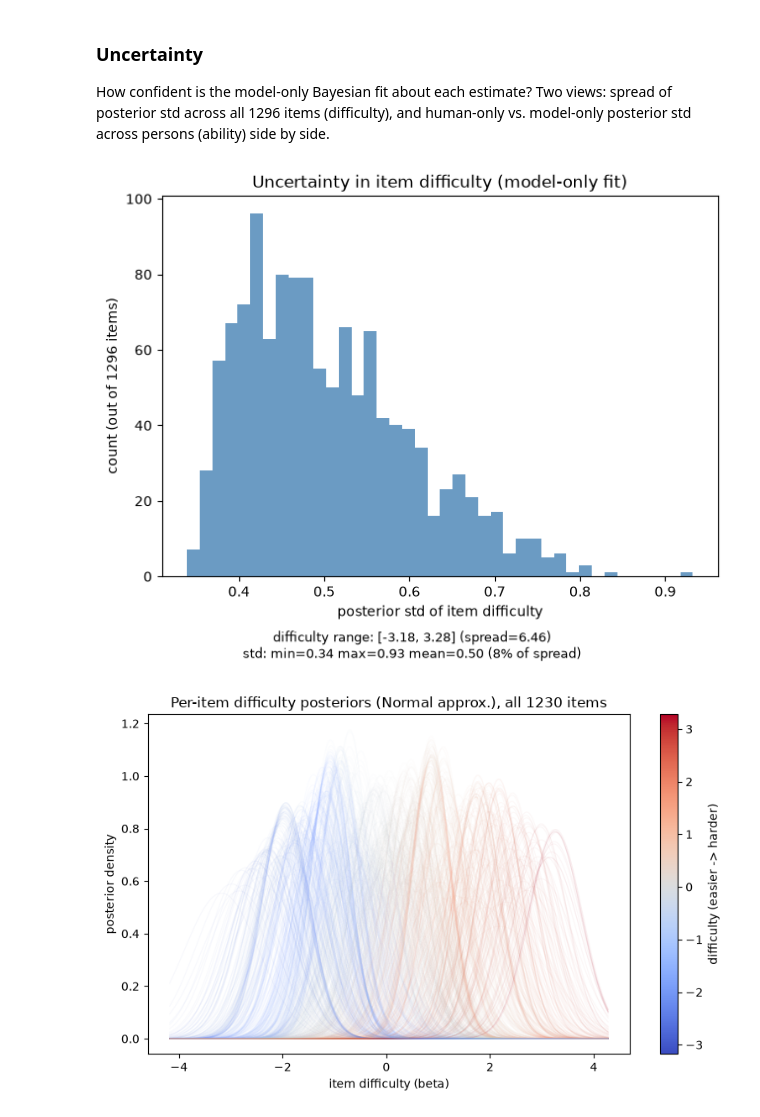
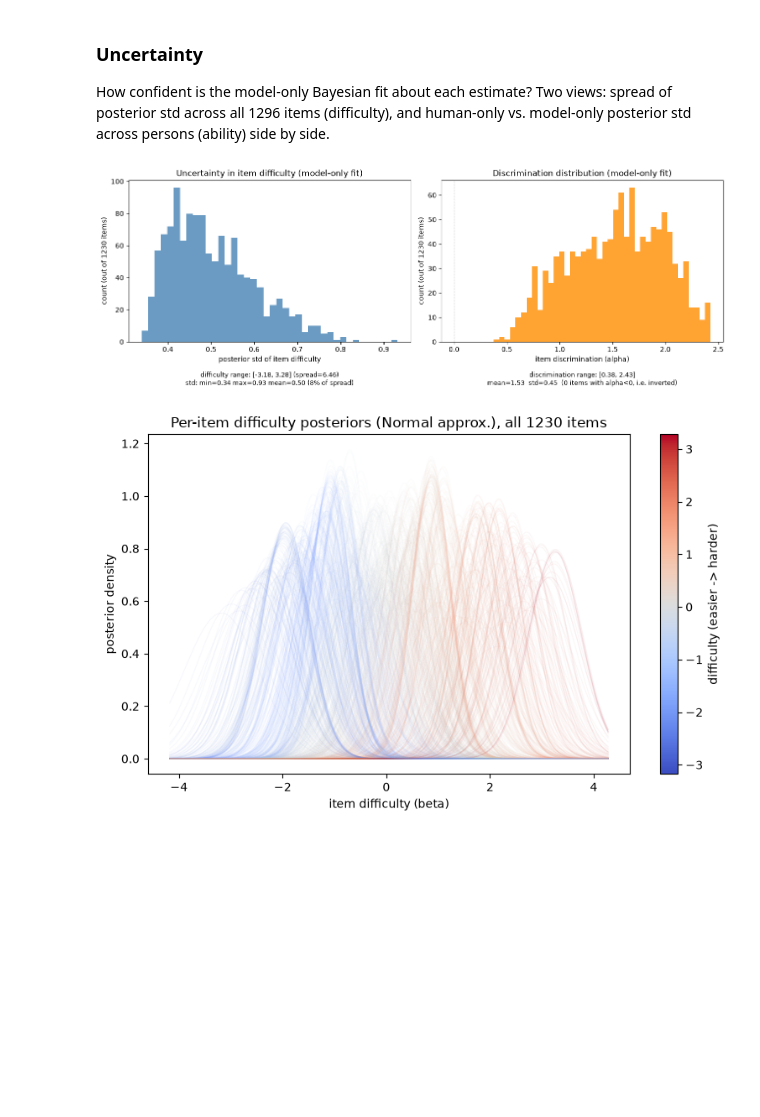
Before and after one commit to ducvugithub/reading-question-generator, a Jupyter notebook: question_difficulty/notebooks/irt_human_vs_model.ipynb, the cells around one changed output. Cells and saved outputs as stored; diff of their text form; code cells hidden in the pictures; blank space fills up the shorter version.

Commit message:
notebook: add discrimination distribution plot next to difficulty-uncertainty histogram
Co-Authored-By: Claude Sonnet 5 <noreply@anthropic.com>

```diff
--- a/question_difficulty/notebooks/irt_human_vs_model.ipynb
+++ b/question_difficulty/notebooks/irt_human_vs_model.ipynb
@@ -193,27 +193,43 @@ plt.show()
 
 How confident is the model-only Bayesian fit about each estimate? Two views: spread of posterior std across all 1296 items (difficulty), and human-only vs. model-only posterior std across persons (ability) side by side.
 # %%
-# Uncertainty in item difficulty (posterior std), model-only fit
+# Uncertainty in item difficulty (posterior std) AND discrimination distribution, model-only fit
 model_difficulty_std = json.loads((SCRIPTS_DIR / "irt_bayesian_model_only_difficulty_std.json").read_text())
+model_discrimination_hist = json.loads((SCRIPTS_DIR / "irt_bayesian_model_only_discrimination.json").read_text())
 diff_vals_beta = np.array([model_difficulty_bayes[it] for it in items_sorted])
 diff_std_vals = np.array([model_difficulty_std[it] for it in items_sorted])
+disc_vals_hist = np.array([model_discrimination_hist[it] for it in items_sorted])
+
+fig, axes = plt.subplots(1, 2, figsize=(13, 4.8))
 
 scale_range = diff_vals_beta.max() - diff_vals_beta.min()
 std_mean = diff_std_vals.mean()
-stats_text = (f"difficulty range: [{diff_vals_beta.min():.2f}, {diff_vals_beta.max():.2f}] (spread={scale_range:.2f})\n"
-              f"std: min={diff_std_vals.min():.2f} max={diff_std_vals.max():.2f} mean={std_mean:.2f} "
-              f"({std_mean/scale_range:.0%} of spread)")
+diff_stats_text = (f"difficulty range: [{diff_vals_beta.min():.2f}, {diff_vals_beta.max():.2f}] (spread={scale_range:.2f})\n"
+                    f"std: min={diff_std_vals.min():.2f} max={diff_std_vals.max():.2f} mean={std_mean:.2f} "
+                    f"({std_mean/scale_range:.0%} of spread)")
 
-plt.figure(figsize=(6.5, 4.8))
-plt.hist(diff_std_vals, bins=40, color="steelblue", alpha=0.8)
-plt.xlabel("posterior std of item difficulty")
-plt.ylabel("count (out of 1296 items)")
-plt.title("Uncertainty in item difficulty (model-only fit)")
-plt.gcf().text(0.5, -0.05, stats_text, ha="center", fontsize=9)
+axes[0].hist(diff_std_vals, bins=40, color="steelblue", alpha=0.8)
+axes[0].set_xlabel("posterior std of item difficulty")
+axes[0].set_ylabel(f"count (out of {len(items_sorted)} items)")
+axes[0].set_title("Uncertainty in item difficulty (model-only fit)")
+axes[0].text(0.5, -0.18, diff_stats_text, ha="center", va="top", fontsize=9, transform=axes[0].transAxes)
+
+disc_mean, disc_std = disc_vals_hist.mean(), disc_vals_hist.std()
+disc_stats_text = (f"discrimination range: [{disc_vals_hist.min():.2f}, {disc_vals_hist.max():.2f}]\n"
+                    f"mean={disc_mean:.2f}  std={disc_std:.2f}  "
+                    f"({(disc_vals_hist < 0).sum()} items with alpha<0, i.e. inverted)")
+
+axes[1].hist(disc_vals_hist, bins=40, color="darkorange", alpha=0.8)
+axes[1].axvline(0, color="gray", lw=0.8, ls="--")
+axes[1].set_xlabel("item discrimination (alpha)")
+axes[1].set_ylabel(f"count (out of {len(items_sorted)} items)")
+axes[1].set_title("Discrimination distribution (model-only fit)")
+axes[1].text(0.5, -0.18, disc_stats_text, ha="center", va="top", fontsize=9, transform=axes[1].transAxes)
+
 plt.tight_layout()
 plt.show()
 # %% [output]
-[figure, old version]
+[figure, new version]
 # %%
 # Per-item posterior DISTRIBUTIONS (not just point + std) -- approximated as
 # Normal(mean=difficulty, std=difficulty_std), the same two numbers the histogram
```
Also changed, not shown: parts of 1 cell of this notebook.
